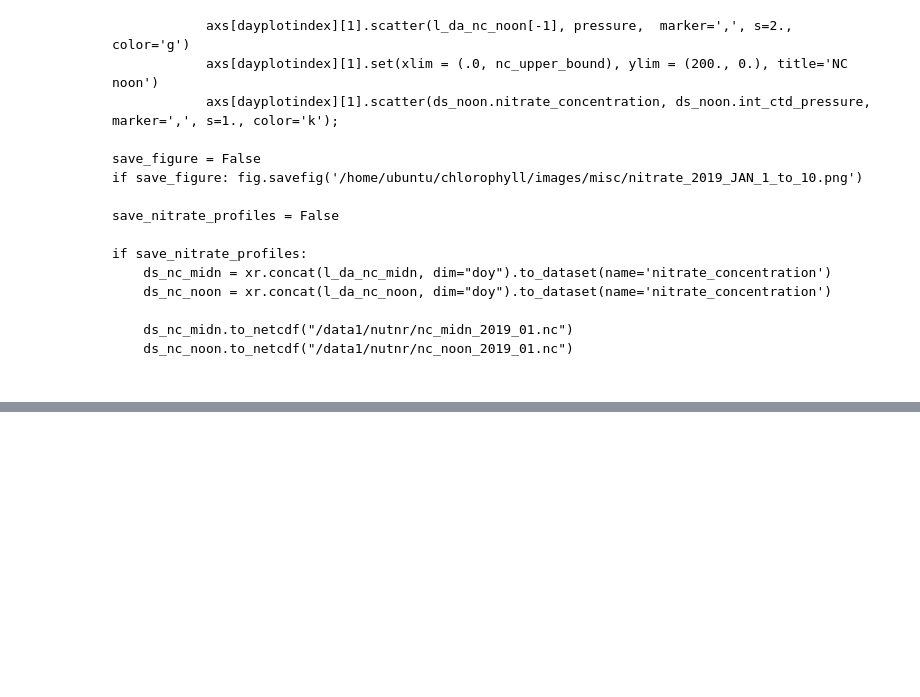
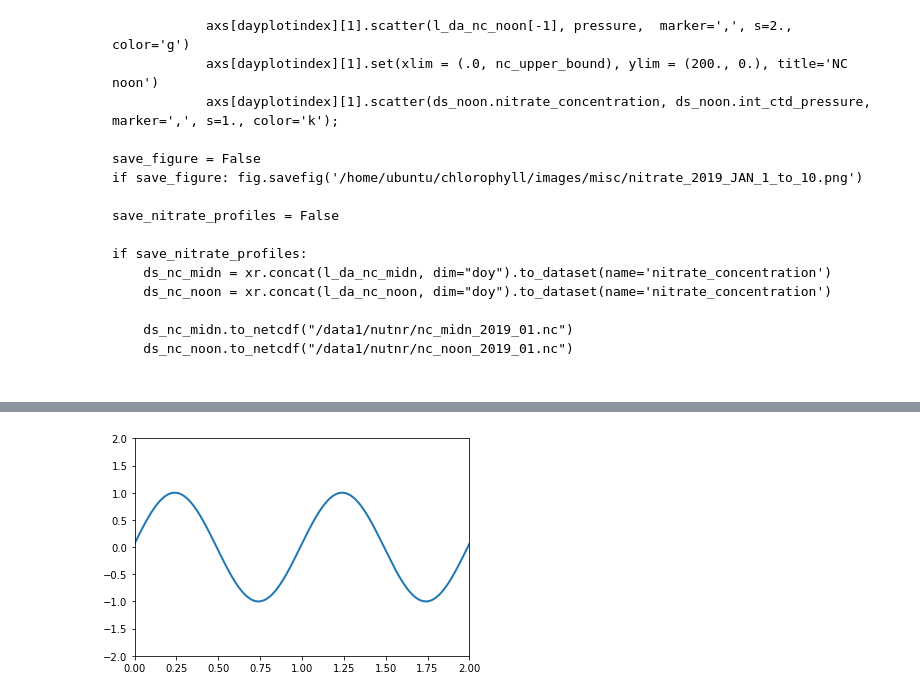
Before and after one commit to lsetiawan/ocean, a Jupyter notebook: Resources.ipynb, the cells around one changed output, grey strips where cells are left out. Cells and saved outputs as stored; diff of their text form; code cells hidden in the pictures; blank space fills up the shorter version.

Commit message:
anim progress

````diff
--- a/Resources.ipynb
+++ b/Resources.ipynb
@@ -1064,3 +1077,64 @@ if save_nitrate_profiles:
     ds_nc_noon.to_netcdf("/data1/nutnr/nc_noon_2019_01.nc")
 
 ```
+# %%
+# Animation in Python is one thing. Animation in a Jupyter notebook is another.
+# Animation in binder is yet another. Rather than try and bootstrap a lesson here
+# I present a sequence of annotated steps that create an animation, save it as
+# an .mp4 file, load it and run it: In a Jupyter notebook of course. Then we
+# will see how it does in binder.
+
+# At some point in working on this I did a conda install ffmpeg. I am not clear
+#   right now on whether this was necessary or not; I suspect not.
+
+%matplotlib inline
+
+# With [the inline] backend activated with this line magic matplotlib command, the output
+# of plotting commands is displayed inline within frontends like the Jupyter notebook,
+# directly below the code cell that produced it. The resulting plots will then also be stored
+# in the notebook document.
+
+# de rigeur, commented out here as this runs at the top of the notebook
+# import numpy as np
+# import matplotlib.pyplot as plt
+
+from matplotlib import animation, rc      # animation provides tools to build chart-based animations.
+                                          # Each time Matplotlib loads, it defines a runtime configuration (rc)
+                                          #   containing the default styles for every plot element you create.
+                                          #   This configuration can be adjusted at any time using
+                                          #   the plt. ... matplotlibrc file, which you can read about
+                                          #   in the Matplotlib documentation.
+
+
+from IPython.display import HTML, Video   # HTML is ...?...
+                                          # Video is used for load/playback
+
+# First set up the figure, the axis, and the plot element we want to animate
+fig, ax = plt.subplots()
+
+ax.set_xlim(( 0, 2))
+ax.set_ylim((-2, 2))
+
+line, = ax.plot([], [], lw=2)
+
+# initialization function: plot the background of each frame
+def init():
+    line.set_data([], [])
+    return (line,)
+
+# animation function. This is called sequentially
+def animate(i):
+    x = np.linspace(0, 2, 1000)
+    y = np.sin(2 * np.pi * (x - 0.01 * i))
+    line.set_data(x, y)
+    return (line,)
+
+# call the animator. blit=True means only re-draw the parts that have changed.
+anim = animation.FuncAnimation(fig, animate, init_func=init,
+                               frames=100, interval=12, blit=True)
+
+HTML(anim.to_html5_video())
+
+# print(anim._repr_html_() is None) will be True
+# anim
+# %% [output]
@@ -1066,0 +1142 @@ if save_nitrate_profiles:
+[figure, added]
````
Also changed, not shown: parts of 5 cells of this notebook, 5 other files.
